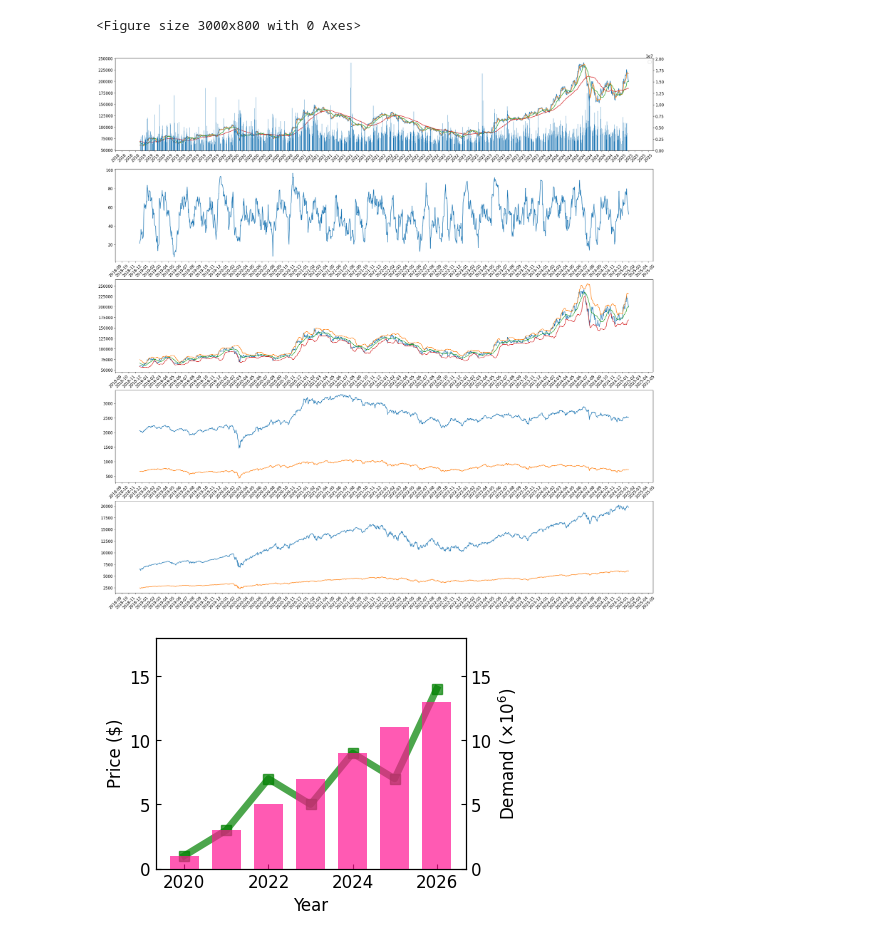
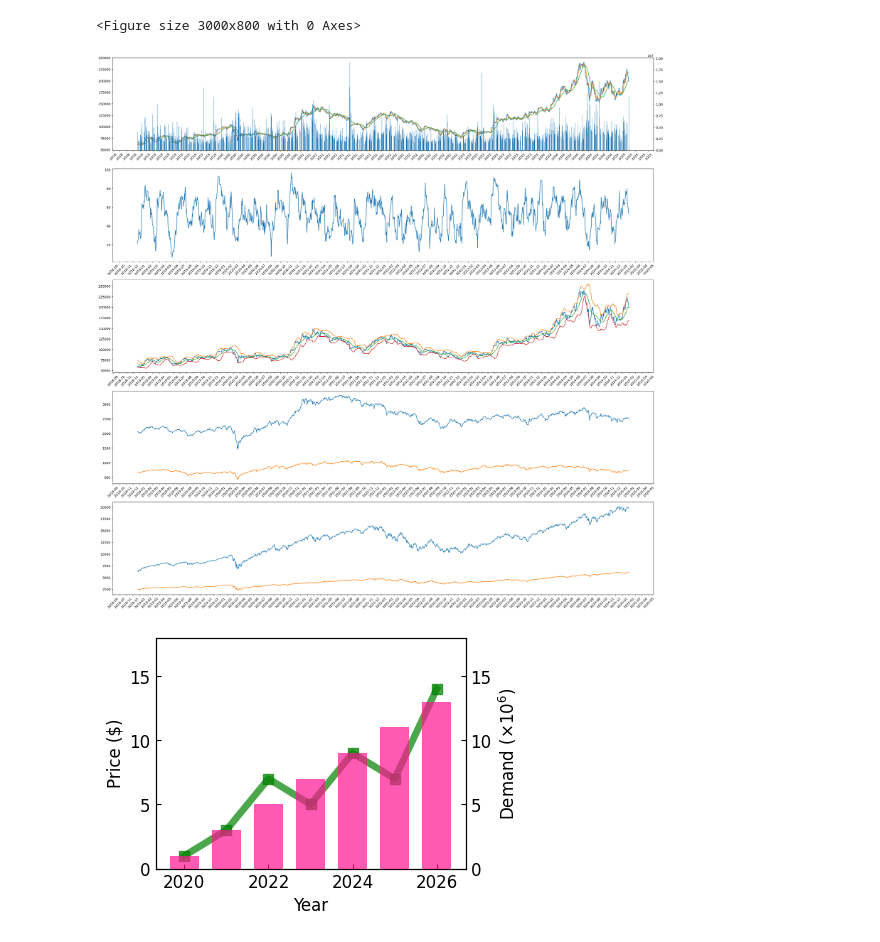
Before and after one commit to glace158/stockTrading, a Jupyter notebook: stock.ipynb, the cells around one changed output. Cells and saved outputs as stored; diff of their text form; code cells hidden in the pictures.

Commit message:
Add Graph Image

```diff
--- a/stock.ipynb
+++ b/stock.ipynb
@@ -433,7 +433,7 @@ plt.show()
 import pandas as pd
 import matplotlib.pyplot as plt
 import matplotlib.dates as mdates
-data_directory = "API\datas\ " + "000660" + ".csv"
+data_directory = "API/datas/ " + "000660" + ".csv"
 # ["005930","000660", "083650", "010120", "035720", "108490", "012450", "098460"]
 datas = pd.read_csv(data_directory)
 
@@ -443,11 +443,11 @@ plt.figure(figsize=(30, 30))
 fig_count = 5
 
 ax1 = plt.subplot(fig_count,1,1)
-ax1.plot(datas["stck_bsop_date"] ,datas['stck_clpr'])
+ax1.plot(datas["stck_bsop_date"] ,datas[['stck_clpr','5','20','60']])
 
-ax1.plot(datas["stck_bsop_date"] ,datas['5'])
-ax1.plot(datas["stck_bsop_date"] ,datas['20'])
-ax1.plot(datas["stck_bsop_date"] ,datas['60'])
+#ax1.plot(datas["stck_bsop_date"] ,datas['5'])
+#ax1.plot(datas["stck_bsop_date"] ,datas['20'])
+#ax1.plot(datas["stck_bsop_date"] ,datas['60'])
 
 plt.xticks(rotation=45)
 ax = plt.gca()
@@ -472,34 +472,34 @@ ax3.plot(datas["stck_bsop_date"] ,datas['bb_middle'])
 ax3.plot(datas["stck_bsop_date"] ,datas['bb_lower'])
 plt.xticks(rotation=45)
 ax = plt.gca()
 ax.xaxis.set_major_locator(mdates.MonthLocator())
 ############################################################################
 
 ax4 = plt.subplot(fig_count,1,4)
 #ax4.plot(datas["stck_bsop_date"] ,datas['stck_clpr'], label='')
 ax4.plot(datas["stck_bsop_date"] ,datas['bstp_nmix_prpr'])
 ax4.plot(datas["stck_bsop_date"] ,datas['bstp_nmix_prpr.1'])
 plt.xticks(rotation=45)
 ax = plt.gca()
 ax.xaxis.set_major_locator(mdates.MonthLocator())
 ############################################################################
 ax5 = plt.subplot(fig_count,1,5)
 #ax4.plot(datas["stck_bsop_date"] ,datas['stck_clpr'], label='')
 ax5.plot(datas["stck_bsop_date"] ,datas['ovrs_nmix_prpr'])
 ax5.plot(datas["stck_bsop_date"] ,datas['ovrs_nmix_prpr.1'])
 plt.xticks(rotation=45)
 ax = plt.gca()
 ax.xaxis.set_major_locator(mdates.MonthLocator())
 
 plt.xticks(rotation=45)
 ax = plt.gca()
 ax.xaxis.set_major_locator(mdates.MonthLocator())
 ax1.legend()
 
 
 plt.show()
 # %% [output]
-[figure, old version]
+[figure, new version]
 # %%
 import matplotlib.pyplot as plt
 import numpy as np
```
Also changed, not shown: 6 other files.
